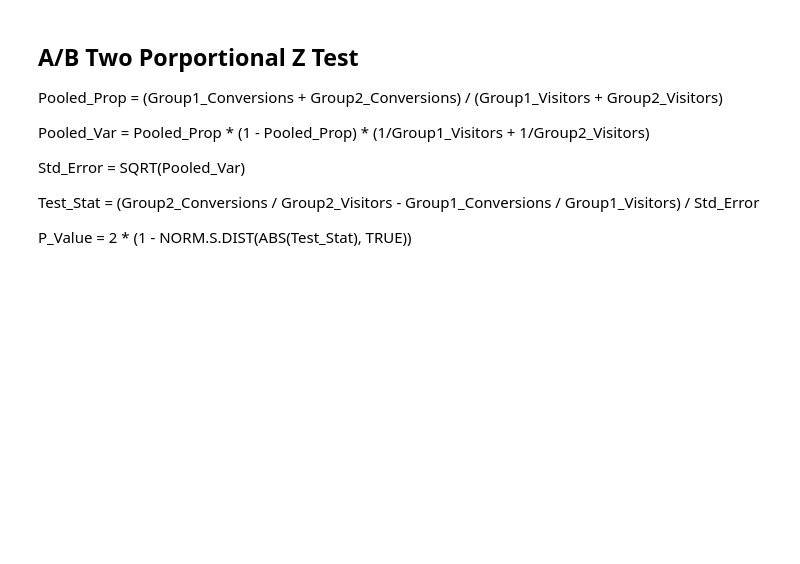
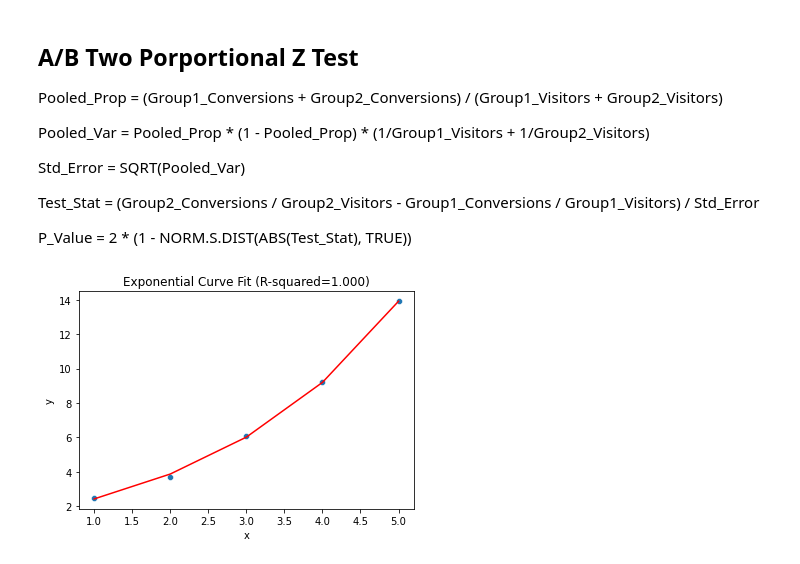
Before and after one commit to zivzach/Personal, a Jupyter notebook: Notepad.ipynb, the cells around one changed output. Drawn from its saved outputs; the diff is of its cells as text; code cells hidden in the pictures; blank space fills up the shorter version.

Commit message:
expo curve

```diff
--- a/Notepad.ipynb
+++ b/Notepad.ipynb
@@ -300,3 +300,38 @@ Std_Error = SQRT(Pooled_Var)
 Test_Stat = (Group2_Conversions / Group2_Visitors - Group1_Conversions / Group1_Visitors) / Std_Error
 
 P_Value = 2 * (1 - NORM.S.DIST(ABS(Test_Stat), TRUE))
+# %%
+import numpy as np
+from scipy.optimize import curve_fit
+import seaborn as sns
+import matplotlib.pyplot as plt
+
+# Define the exponential model
+def exponential_func(x, a, b, c):
+    return a * np.exp(b * x) + c
+
+# Generate some example data
+x_data = np.array([1, 2, 3, 4, 5])
+y_data = np.array([2.5, 3.7, 6.1, 9.2, 13.9])
+
+# Fit the model to the data
+popt, pcov = curve_fit(exponential_func, x_data, y_data)
+
+# Calculate the predicted values
+y_pred = exponential_func(x_data, *popt)
+
+# Calculate the R-squared value
+residuals = y_data - y_pred
+ss_res = np.sum(residuals**2)
+ss_tot = np.sum((y_data - np.mean(y_data))**2)
+r_squared = 1 - (ss_res / ss_tot)
+
+# Plot the data and the exponential curve
+sns.scatterplot(x=x_data, y=y_data)
+sns.lineplot(x=x_data, y=y_pred, color='red')
+plt.xlabel('x')
+plt.ylabel('y')
+plt.title('Exponential Curve Fit (R-squared={:.3f})'.format(r_squared))
+plt.show()
+# %% [output]
+[figure, added]
```
